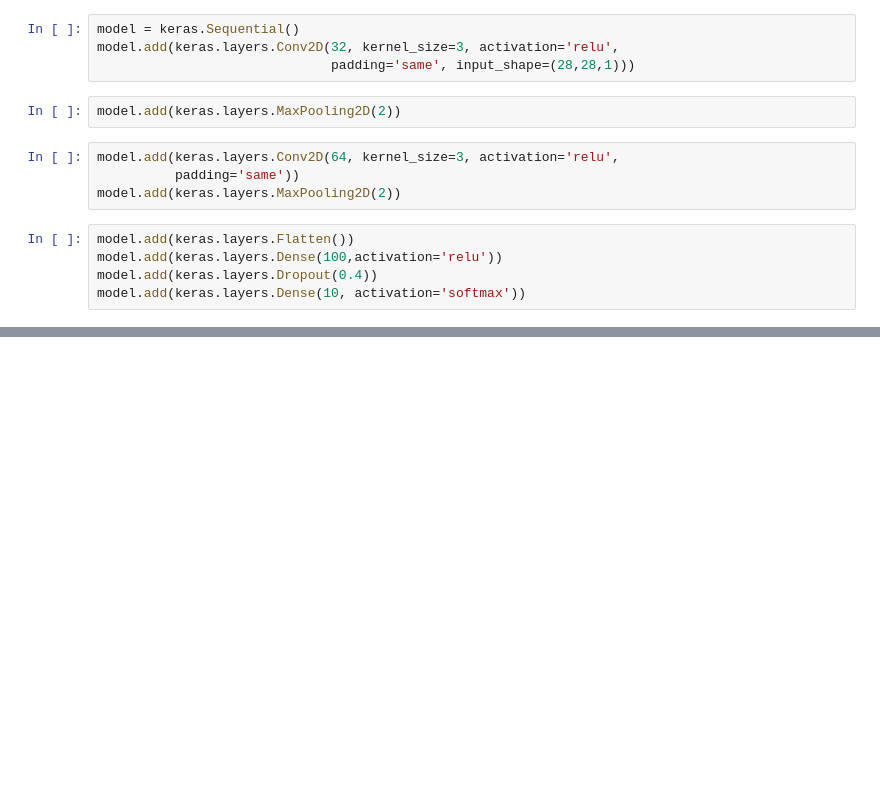
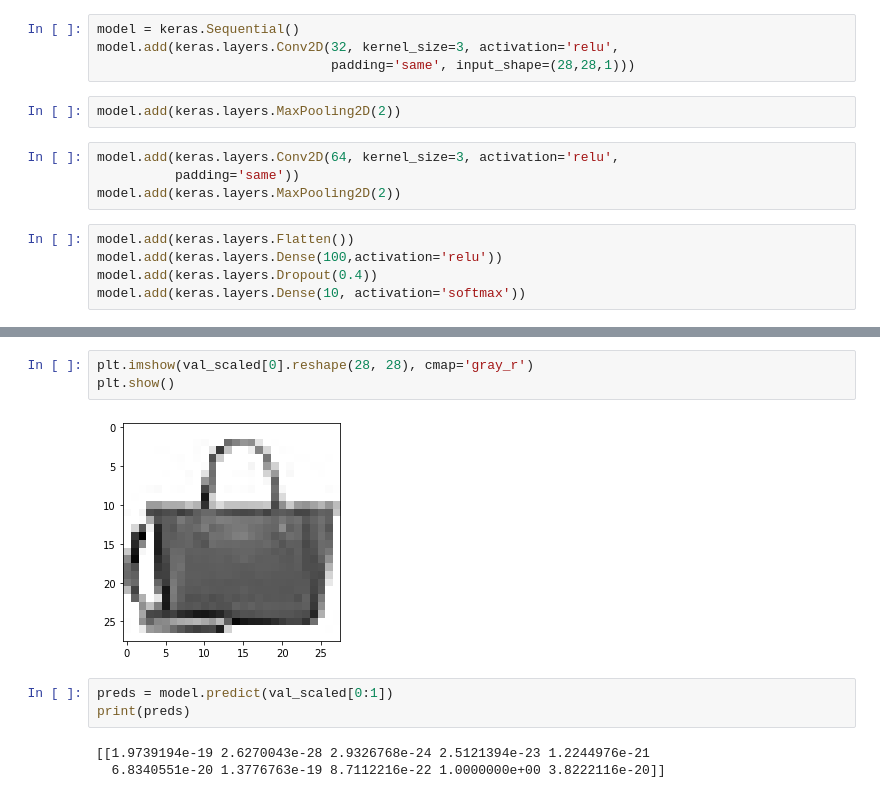
Before and after one commit to newjoseph/HG_MLDL, a Jupyter notebook: 8_2Conv2DImageClassification.ipynb, the cells around one changed output, grey strips where cells are left out. Saved outputs shown, nothing was run; the diff lists cells and outputs as text; blank space fills up the shorter version.

```diff
--- a/8_2Conv2DImageClassification.ipynb
+++ b/8_2Conv2DImageClassification.ipynb
@@ -51,0 +105,11 @@ keras.utils.plot_model(model, show_shapes=True,
+# %%
+plt.imshow(val_scaled[0].reshape(28, 28), cmap='gray_r')
+plt.show()
+# %% [output]
+[figure, added]
+# %%
+preds = model.predict(val_scaled[0:1])
+print(preds)
+# %% [output]
+[[1.9739194e-19 2.6270043e-28 2.9326768e-24 2.5121394e-23 1.2244976e-21
+  6.8340551e-20 1.3776763e-19 8.7112216e-22 1.0000000e+00 3.8222116e-20]]
```
Also changed, not shown: parts of 13 cells of this notebook.
